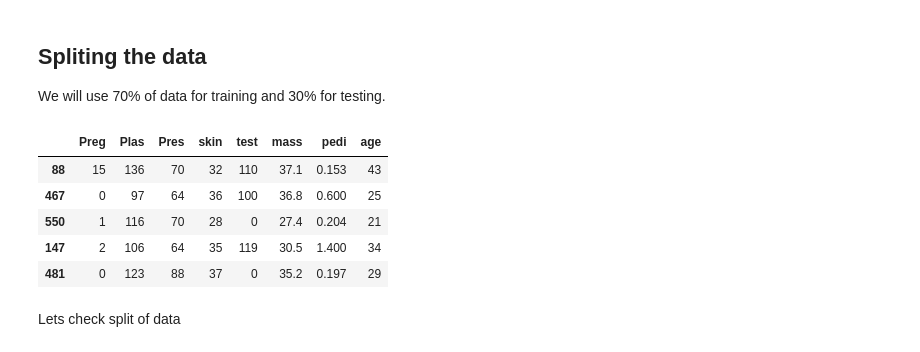
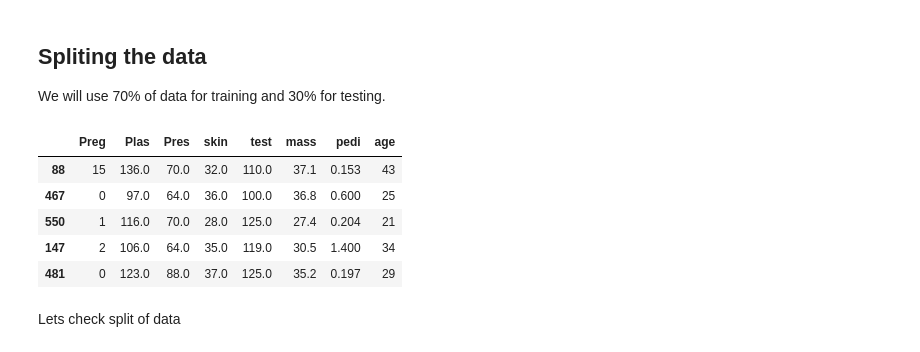
Before and after one commit to TejasOhlan/Diabetes-Prediction, a Jupyter notebook: Logistic_Regression.ipynb, the cells around one changed output. Saved outputs shown, nothing was run; the diff lists cells and outputs as text; code cells hidden in the pictures.

```diff
--- a/Logistic_Regression.ipynb
+++ b/Logistic_Regression.ipynb
@@ -36,0 +94,4 @@ False
+# %%
+pdata_copy = pdata.copy()
+pdata_copy[['Plas','Pres','skin','test','mass','age']] = pdata_copy[['Plas','Pres','skin','test','mass','age']].replace(0,np.nan)
+print(pdata_copy.isnull().sum())
@@ -36,0 +125,6 @@ False
+# %%
+pdata_copy['Plas'].fillna(pdata_copy['Plas'].median(), inplace = True)
+pdata_copy['Pres'].fillna(pdata_copy['Pres'].median(), inplace = True)
+pdata_copy['skin'].fillna(pdata_copy['skin'].median(), inplace = True)
+pdata_copy['test'].fillna(pdata_copy['test'].median(), inplace = True)
+pdata_copy['mass'].fillna(pdata_copy['mass'].median(), inplace = True)
@@ -95,20 +209,20 @@ We will use 70% of data for training and 30% for testing.
 # %%
 from sklearn.model_selection import train_test_split
 
-X = pdata.drop('class',axis=1)     # Predictor feature columns (8 X m)
-Y = pdata['class']   # Predicted class (1=True, 0=False) (1 X m)
+X = pdata_copy.drop('class',axis=1)     # Predictor feature columns (8 X m)
+Y = pdata_copy['class']   # Predicted class (1=True, 0=False) (1 X m)
 
 x_train, x_test, y_train, y_test = train_test_split(X, Y, test_size=0.3, random_state=1)
 # 1 is just any random seed number
 
 x_train.head()
 # %% [output]
 |  | Preg | Plas | Pres | skin | test | mass | pedi | age |
-| 88 | 15 | 136 | 70 | 32 | 110 | 37.1 | 0.153 | 43 |
-| 467 | 0 | 97 | 64 | 36 | 100 | 36.8 | 0.600 | 25 |
-| 550 | 1 | 116 | 70 | 28 | 0 | 27.4 | 0.204 | 21 |
-| 147 | 2 | 106 | 64 | 35 | 119 | 30.5 | 1.400 | 34 |
-| 481 | 0 | 123 | 88 | 37 | 0 | 35.2 | 0.197 | 29 |
+| 88 | 15 | 136.0 | 70.0 | 32.0 | 110.0 | 37.1 | 0.153 | 43 |
+| 467 | 0 | 97.0 | 64.0 | 36.0 | 100.0 | 36.8 | 0.600 | 25 |
+| 550 | 1 | 116.0 | 70.0 | 28.0 | 125.0 | 27.4 | 0.204 | 21 |
+| 147 | 2 | 106.0 | 64.0 | 35.0 | 119.0 | 30.5 | 1.400 | 34 |
+| 481 | 0 | 123.0 | 88.0 | 37.0 | 125.0 | 35.2 | 0.197 | 29 |
 # %% [markdown]
 Lets check split of data
 # %%
```
Also changed, not shown: parts of 32 cells of this notebook.
